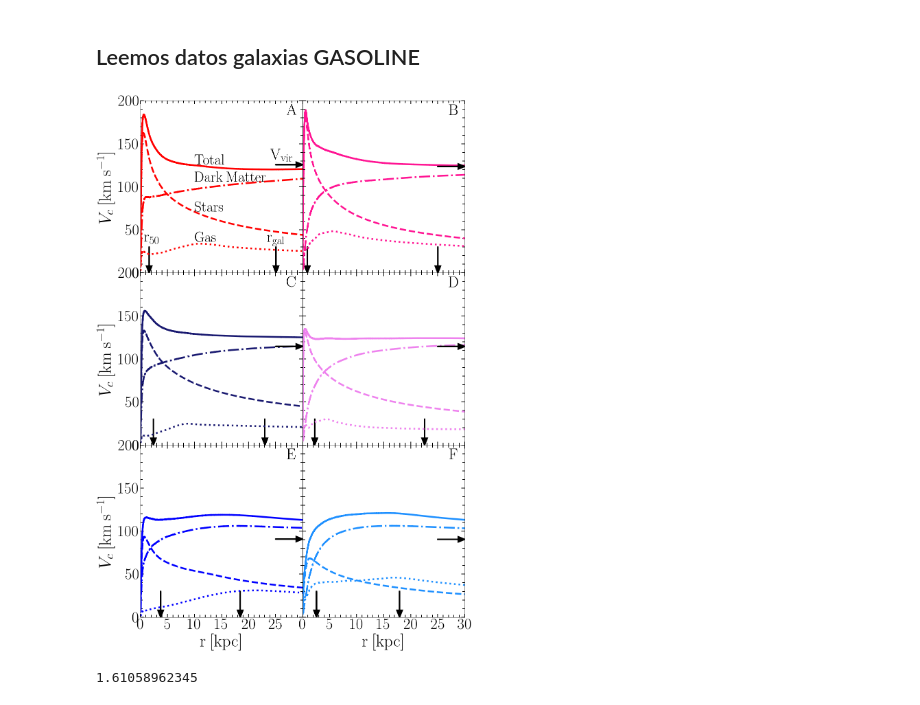
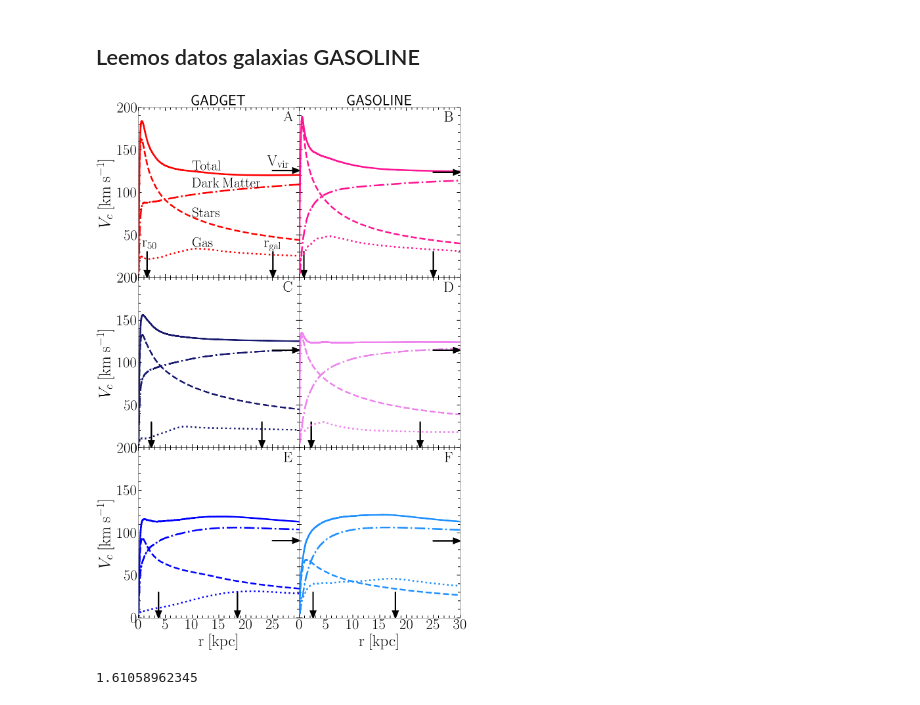
Before and after one commit to ornemarioni/Barras_GdGs, a Jupyter notebook: Barras_Gd/programs/Vcirc_simulaciones.ipynb, the cells around one changed output. Cells and saved outputs as stored; diff of their text form; code cells hidden in the pictures.

Commit message:
plots de densidad estelar listos :D

```diff
--- a/Barras_Gd/programs/Vcirc_simulaciones.ipynb
+++ b/Barras_Gd/programs/Vcirc_simulaciones.ipynb
@@ -554,7 +554,7 @@ Mgal_M33gs = radios_M33gs[4]
 
 fig, ax = plt.subplots(nrows=3, ncols=2, figsize=(16, 24))# sharey=True, sharex=True)
 #                        gridspec_kw = {'height_ratios':[3,1,3,1]})
-fig.subplots_adjust(bottom=0.08, left =0.1, right = 0.92, top = 0.95, wspace=0., hspace= 0)
+fig.subplots_adjust(bottom=0.07, left =0.12, right = 0.97, top = 0.97, wspace=0., hspace= 0)
 
 # ax=fig.add_subplot(221)
 ax[0,0].plot(rtot_M31gd, Vtot_M31gd, '-', lw=5, color='red', label= 'Total')
@@ -611,7 +611,7 @@ ax[0,0].text(10, 75, '$\mathrm{Stars}$', fontsize=42, color='k', ha='left', va='
 ax[0,0].text(10, 110, '$\mathrm{Dark\:Matter}$', fontsize=42, color='k', ha='left', va='center')
 ax[0,0].text(10, 130, '$\mathrm{Total}$', fontsize=42, color='k', ha='left', va='center')
 
-# ax[0,0].set_title('GADGET', loc='center', fontsize=30)
+ax[0,0].set_title('GADGET', loc='center', fontsize=45)
 
 #------------------------------------------------------
 
@@ -660,7 +660,7 @@ ax[0,1].arrow(x=25,y=Vtot_M31gs[-1],dx=5,dy=0,color='k', lw=4,
 
 ax[0,1].text(28, 180, '$\mathrm{B}$', fontsize=45, color='black', ha='center', va='bottom')
 
-# ax[0,1].set_title('GASOLINE', loc='center', fontsize=30)
+ax[0,1].set_title('GASOLINE', loc='center', fontsize=45)
 
 
 # #---------------------------------------------------------
@@ -830,34 +830,34 @@ ax[2,1].tick_params('both', length=7, width=2,which='minor', direction='in', rig
 ax[2,1].tick_params('both', length=10, width=2,which='major', direction='in', right='on',top='on')
 
 ax[2,1].arrow(x=r50_M33gs,y=30,dx=0,dy=-30,color='k', lw=4,
              head_length=8,head_width=1,length_includes_head=True)
 ax[2,1].arrow(x=r200_M33gs*0.15,y=30,dx=0,dy=-30,color='k', lw=4,
              head_length=8,head_width=1,length_includes_head=True)
 ax[2,1].arrow(x=25,y=Vtot_M33gs[-1],dx=5,dy=0,color='k', lw=4,
              head_length=1.2,head_width=6,length_includes_head=True, zorder=1)
 
 ax[2,1].text(28, 180, '$\mathrm{F}$', fontsize=45, color='black', ha='center', va='bottom')
 
 # ax[2,1].axvline(r200_M33gs,ymin=0,ymax=200, ls='--', color='k',lw=1.5)
 # ax[2,1].text(r200_M33gs, 3.5, '$r_{200}$', fontsize=30, color='black', ha='right', va='bottom',rotation=90.)
 
 # ax[2,1].axvline(r200_M33gs*0.15,ymin=0,ymax=200, ls='--', color='k',lw=1.5)
 # ax[2,1].text(r200_M33gs*0.15, 3.5, '$r_{gal}$', fontsize=30, color='black', ha='right', va='bottom',rotation=90.)
 
 # ax[2,1].axvline(r50_M33gs,ymin=0,ymax=200, ls='--', color='k',lw=1.5)
 # ax[2,1].text(r50_M33gs, 3.5, '$r_{50}$', fontsize=30, color='black', ha='right', va='bottom', rotation=90.)
 
 # ax[2,1].axvline(r25_M33gs,ymin=0,ymax=200, ls='--', color='k',lw=1.5)
 # ax[2,1].text(r25_M33gs, 3.5, '$r_{25}$', fontsize=30, color='black', ha='right', va='bottom',rotation=90.)
 
 # ax[2,1].axvline(r75_M33gs,ymin=0,ymax=200, ls='--', color='k',lw=1.5)
 # ax[2,1].text(r75_M33gs, 3.5, '$r_{75}$', fontsize=30, color='black', ha='right', va='bottom',rotation=90.)
 
 
 fig.savefig('/home/omarioni/Barras_GdGs/Barras_Gd/_imagenes/Vcirc.pdf', dpi = 100, xxbox_inches='tight')
 plt.show()
 # %% [output]
-[figure, old version]
+[figure, new version]
 # %%
 print r50_M31gd
 # %% [output]
```
Also changed, not shown: 1 other file.
